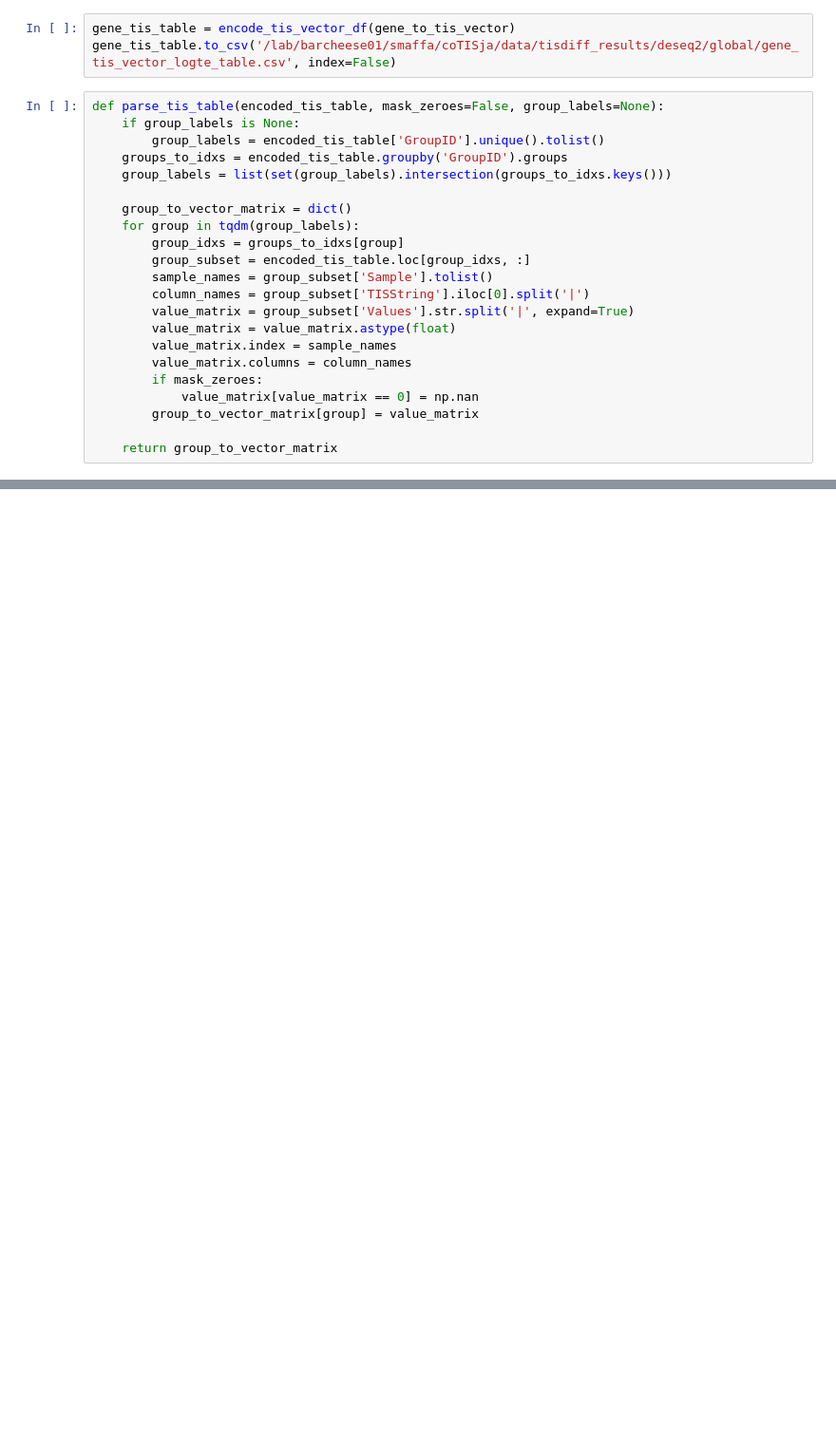
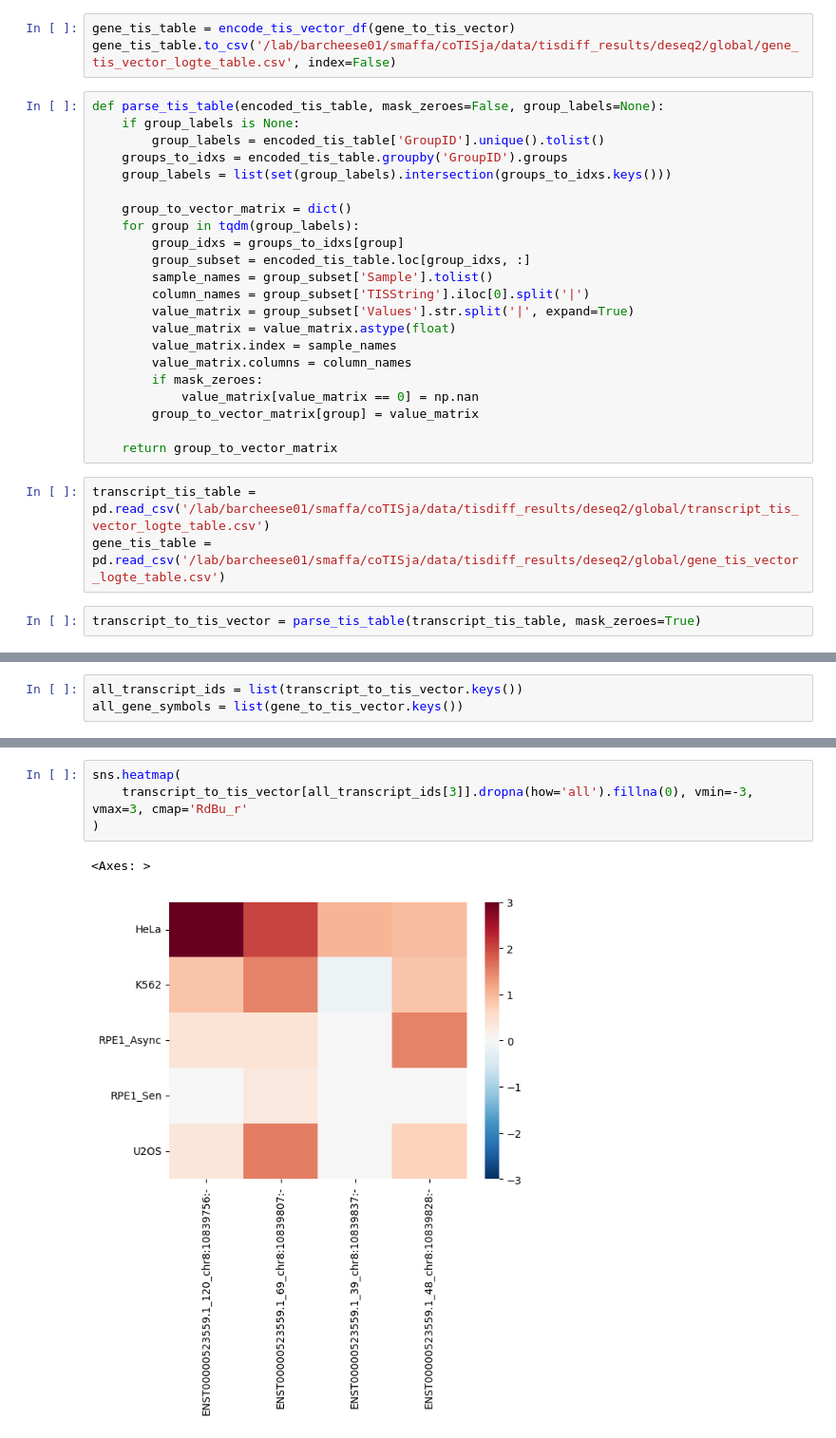
Before and after one commit to cheeseman-lab/coTISja, a Jupyter notebook: src/notebooks/sample_comparison.ipynb, the cells around one changed output, grey strips where cells are left out. Shown at 95% size. Cells and saved outputs as stored; diff of their text form; blank space fills up the shorter version.

Commit message:
add TIS vector analysis

```diff
--- a/src/notebooks/sample_comparison.ipynb
+++ b/src/notebooks/sample_comparison.ipynb
@@ -1880,3 +1299,8 @@ def parse_tis_table(encoded_tis_table, mask_zeroes=False, group_labels=None):
         group_to_vector_matrix[group] = value_matrix
 
     return group_to_vector_matrix
+# %%
+transcript_tis_table = pd.read_csv('/lab/barcheese01/smaffa/coTISja/data/tisdiff_results/deseq2/global/transcript_tis_vector_logte_table.csv')
+gene_tis_table = pd.read_csv('/lab/barcheese01/smaffa/coTISja/data/tisdiff_results/deseq2/global/gene_tis_vector_logte_table.csv')
+# %%
+transcript_to_tis_vector = parse_tis_table(transcript_tis_table, mask_zeroes=True)
@@ -1882,0 +1309,3 @@ def parse_tis_table(encoded_tis_table, mask_zeroes=False, group_labels=None):
+# %%
+all_transcript_ids = list(transcript_to_tis_vector.keys())
+all_gene_symbols = list(gene_to_tis_vector.keys())
@@ -1882,0 +1368,7 @@ def parse_tis_table(encoded_tis_table, mask_zeroes=False, group_labels=None):
+# %%
+sns.heatmap(
+    transcript_to_tis_vector[all_transcript_ids[3]].dropna(how='all').fillna(0), vmin=-3, vmax=3, cmap='RdBu_r'
+)
+# %% [output]
+<Axes: >
+[figure, added]
```
Also changed, not shown: parts of 100 cells of this notebook.
